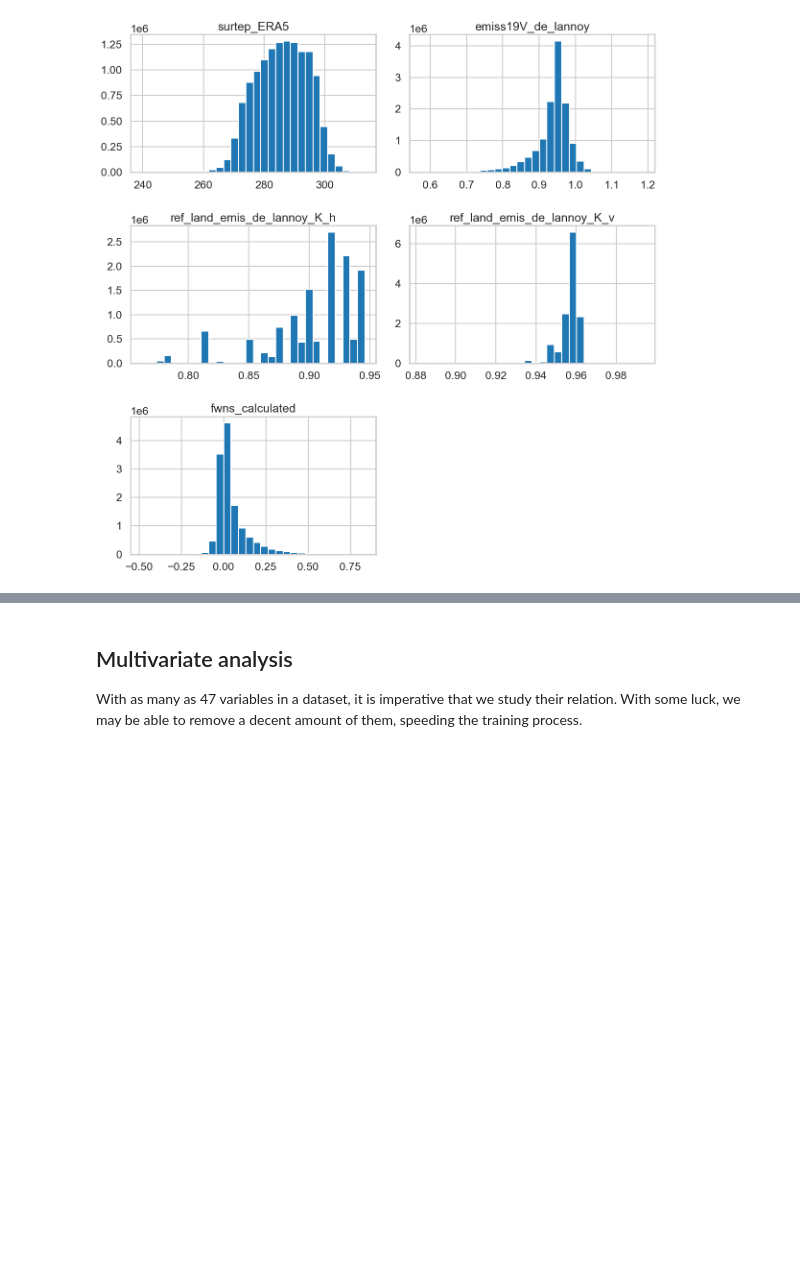
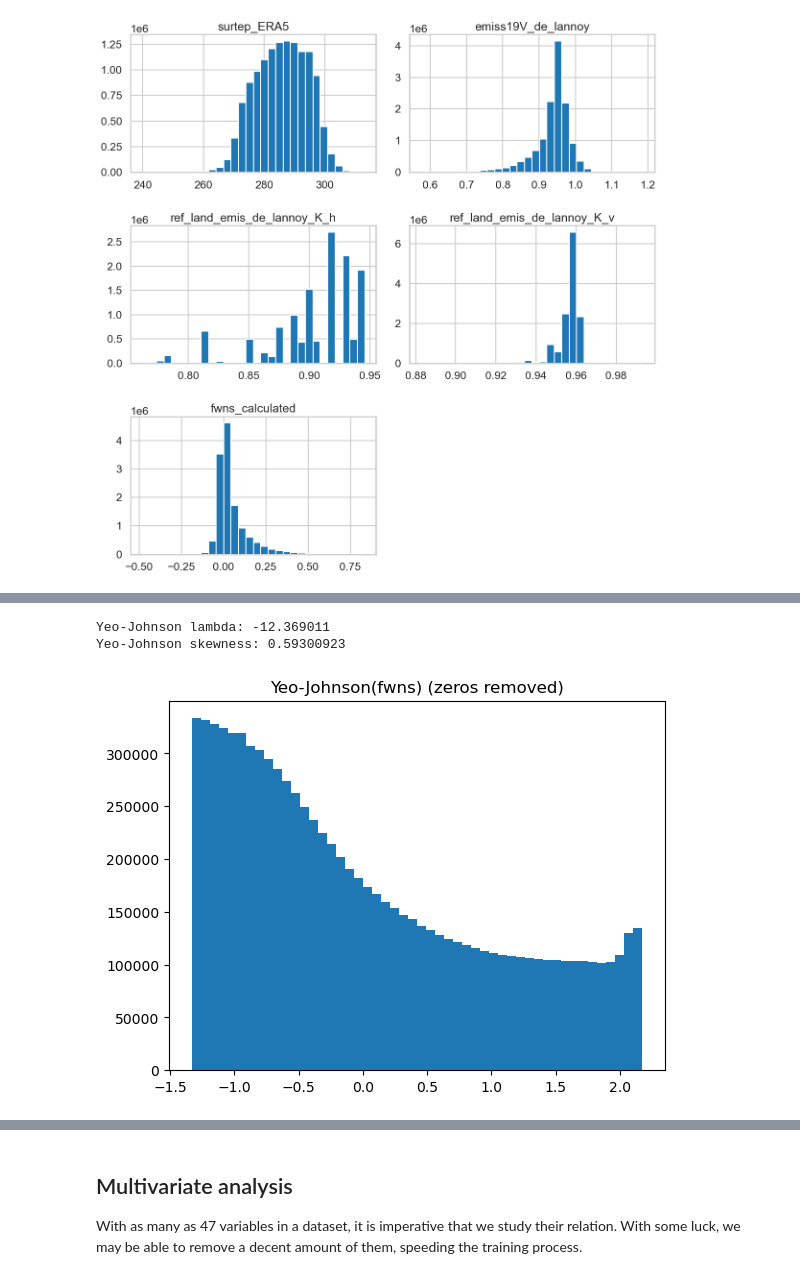
Before and after one commit to marcvem2AED/ML-framework-for-SWF-retrieval, a Jupyter notebook: Data_analysis.ipynb, the cells around one changed output, grey strips where cells are left out. Drawn from its saved outputs; the diff is of its cells as text; code cells hidden in the pictures; blank space fills up the shorter version.

Commit message:
Optimization, explicability, advanced train/test split and target transformation

```diff
--- a/Data_analysis.ipynb
+++ b/Data_analysis.ipynb
@@ -132,0 +186,16 @@ plt.show()
+# %%
+pt = PowerTransformer(method='yeo-johnson')
+
+x_yj = pt.fit_transform(x_pos.values.reshape(-1, 1)).flatten()
+
+print("Yeo-Johnson lambda:", pt.lambdas_[0])
+print("Yeo-Johnson skewness:", stats.skew(x_yj))
+
+plt.figure()
+plt.hist(x_yj, bins=50)
+plt.title("Yeo-Johnson(fwns) (zeros removed)")
+plt.show()
+# %% [output]
+Yeo-Johnson lambda: -12.369011
+Yeo-Johnson skewness: 0.59300923
+[figure, added]
```
Also changed, not shown: parts of 25 cells of this notebook, 3 other files.
